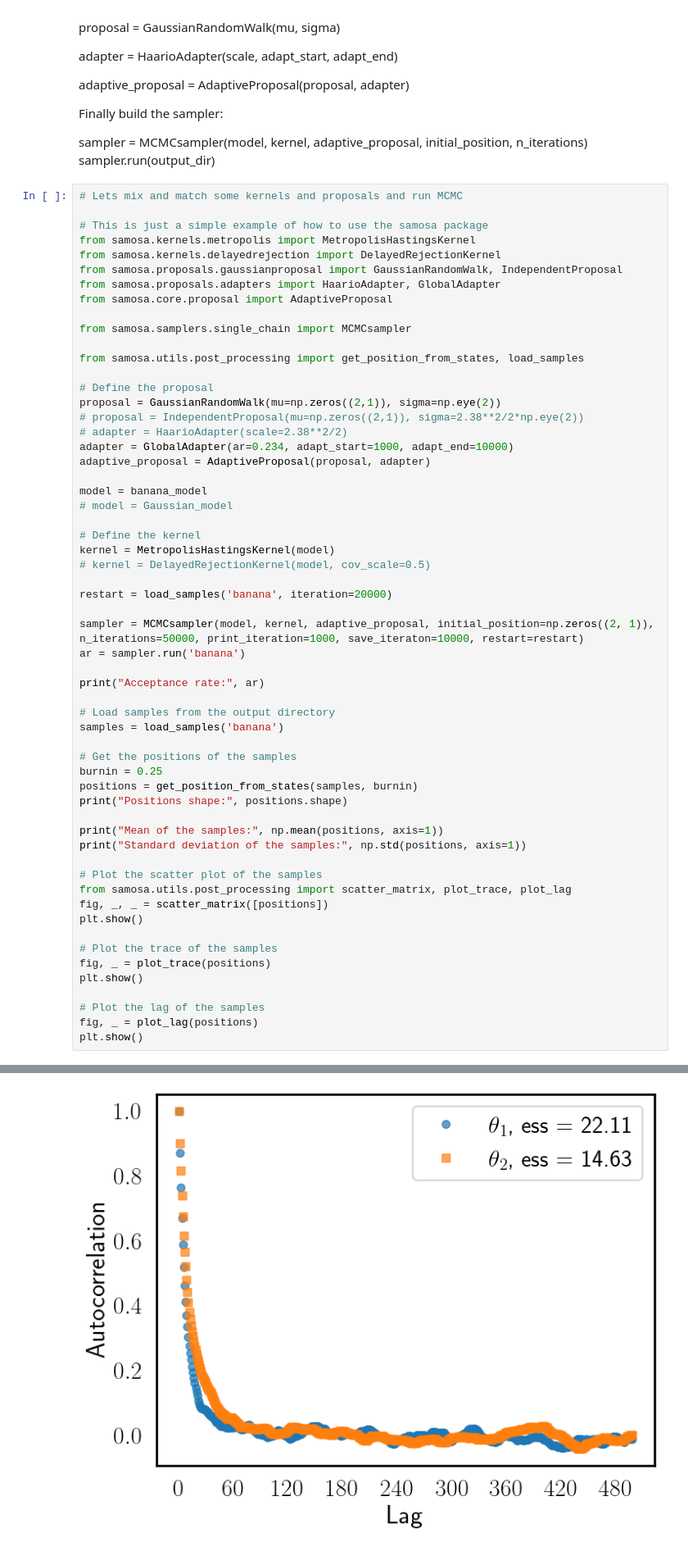
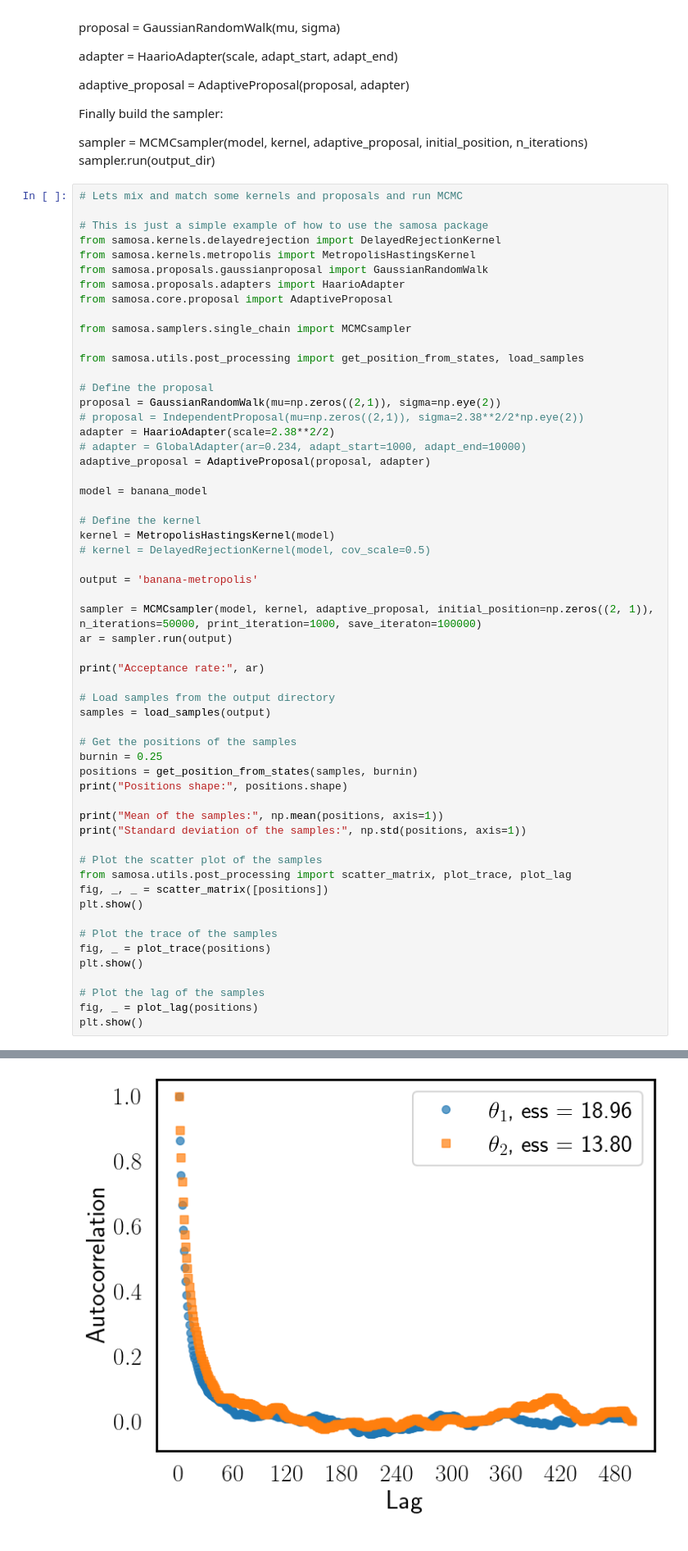
Before and after one commit to sanjan98/SAMOSA, a Jupyter notebook: examples/banana.ipynb, the cells around one changed output, grey strips where cells are left out. Shown: that part at 82% size. Saved outputs shown, nothing was run; the diff lists cells and outputs as text.

Commit message:
fixed the main issue of adaptation happening in the target space instead of reference space. Now more aligned with Parno's paper.
Next need to test MParT maps with deep architecture and fix real NVP

```diff
--- a/examples/banana.ipynb
+++ b/examples/banana.ipynb
@@ -152,10 +68,10 @@ sampler.run(output_dir)
 # Lets mix and match some kernels and proposals and run MCMC
 
 # This is just a simple example of how to use the samosa package
+from samosa.kernels.delayedrejection import DelayedRejectionKernel
 from samosa.kernels.metropolis import MetropolisHastingsKernel
-from samosa.kernels.delayedrejection import DelayedRejectionKernel
-from samosa.proposals.gaussianproposal import GaussianRandomWalk, IndependentProposal
-from samosa.proposals.adapters import HaarioAdapter, GlobalAdapter
+from samosa.proposals.gaussianproposal import GaussianRandomWalk
+from samosa.proposals.adapters import HaarioAdapter
 from samosa.core.proposal import AdaptiveProposal
 
 from samosa.samplers.single_chain import MCMCsampler
@@ -165,26 +81,25 @@ from samosa.utils.post_processing import get_position_from_states, load_samples
 # Define the proposal
 proposal = GaussianRandomWalk(mu=np.zeros((2,1)), sigma=np.eye(2))
 # proposal = IndependentProposal(mu=np.zeros((2,1)), sigma=2.38**2/2*np.eye(2))
-# adapter = HaarioAdapter(scale=2.38**2/2)
-adapter = GlobalAdapter(ar=0.234, adapt_start=1000, adapt_end=10000)
+adapter = HaarioAdapter(scale=2.38**2/2)
+# adapter = GlobalAdapter(ar=0.234, adapt_start=1000, adapt_end=10000)
 adaptive_proposal = AdaptiveProposal(proposal, adapter)
 
 model = banana_model
-# model = Gaussian_model
 
 # Define the kernel
 kernel = MetropolisHastingsKernel(model)
 # kernel = DelayedRejectionKernel(model, cov_scale=0.5)
 
-restart = load_samples('banana', iteration=20000)
+output = 'banana-metropolis'
 
-sampler = MCMCsampler(model, kernel, adaptive_proposal, initial_position=np.zeros((2, 1)), n_iterations=50000, print_iteration=1000, save_iteraton=10000, restart=restart)
-ar = sampler.run('banana')
+sampler = MCMCsampler(model, kernel, adaptive_proposal, initial_position=np.zeros((2, 1)), n_iterations=50000, print_iteration=1000, save_iteraton=100000)
+ar = sampler.run(output)
 
 print("Acceptance rate:", ar)
 
 # Load samples from the output directory
-samples = load_samples('banana')
+samples = load_samples(output)
 
 # Get the positions of the samples
 burnin = 0.25
@@ -229 +144 @@ Standard deviation of the samples: [1.02396871 1.88706198]
-[figure, old version]
+[figure, new version]
```
Also changed, not shown: parts of 4 cells of this notebook, 16 other files.
